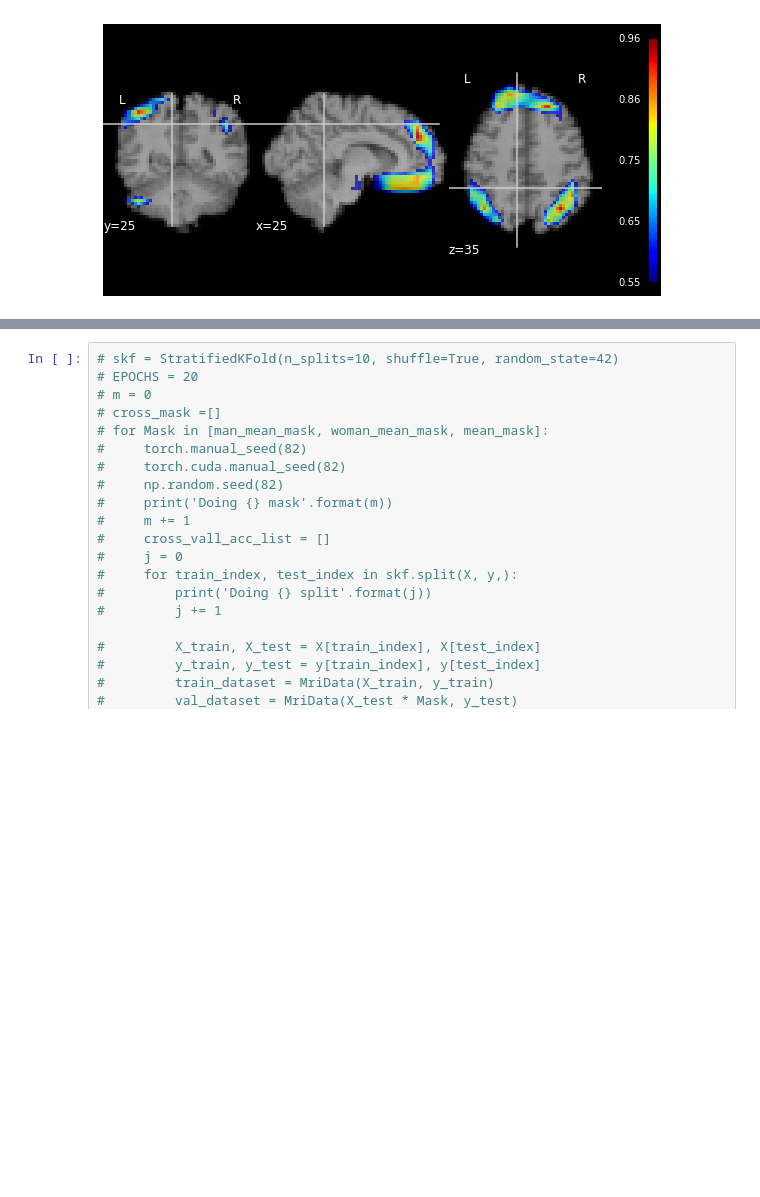
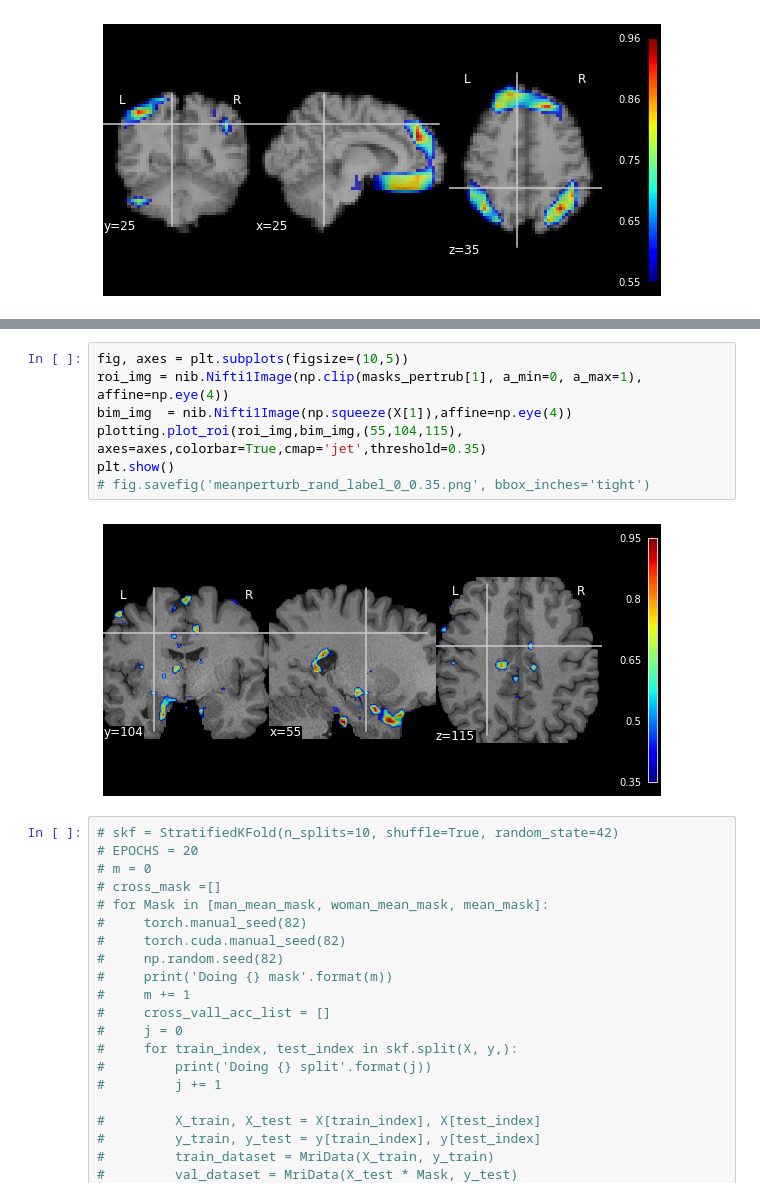
Before and after one commit to PolinaDruzhinina/CrystalNeuroimaging, a Jupyter notebook: masks/obtain_masks.ipynb, the cells around one changed output, grey strips where cells are left out. Saved outputs shown, nothing was run; the diff lists cells and outputs as text; blank space fills up the shorter version.

```diff
--- a/masks/obtain_masks.ipynb
+++ b/masks/obtain_masks.ipynb
@@ -268,3 +296,12 @@ fig.savefig('meanperturb_rand_label_0_0.35.png', bbox_inches='tight')
+# %%
+fig, axes = plt.subplots(figsize=(10,5))
+roi_img = nib.Nifti1Image(np.clip(masks_pertrub[1], a_min=0, a_max=1), affine=np.eye(4))
+bim_img  = nib.Nifti1Image(np.squeeze(X[1]),affine=np.eye(4))
+plotting.plot_roi(roi_img,bim_img,(55,104,115), axes=axes,colorbar=True,cmap='jet',threshold=0.35)
+plt.show()
+# fig.savefig('meanperturb_rand_label_0_0.35.png', bbox_inches='tight')
+# %% [output]
+[figure, added]
 # %%
 # skf = StratifiedKFold(n_splits=10, shuffle=True, random_state=42)
 # EPOCHS = 20
```
Also changed, not shown: parts of 29 cells of this notebook, 9 other files.
